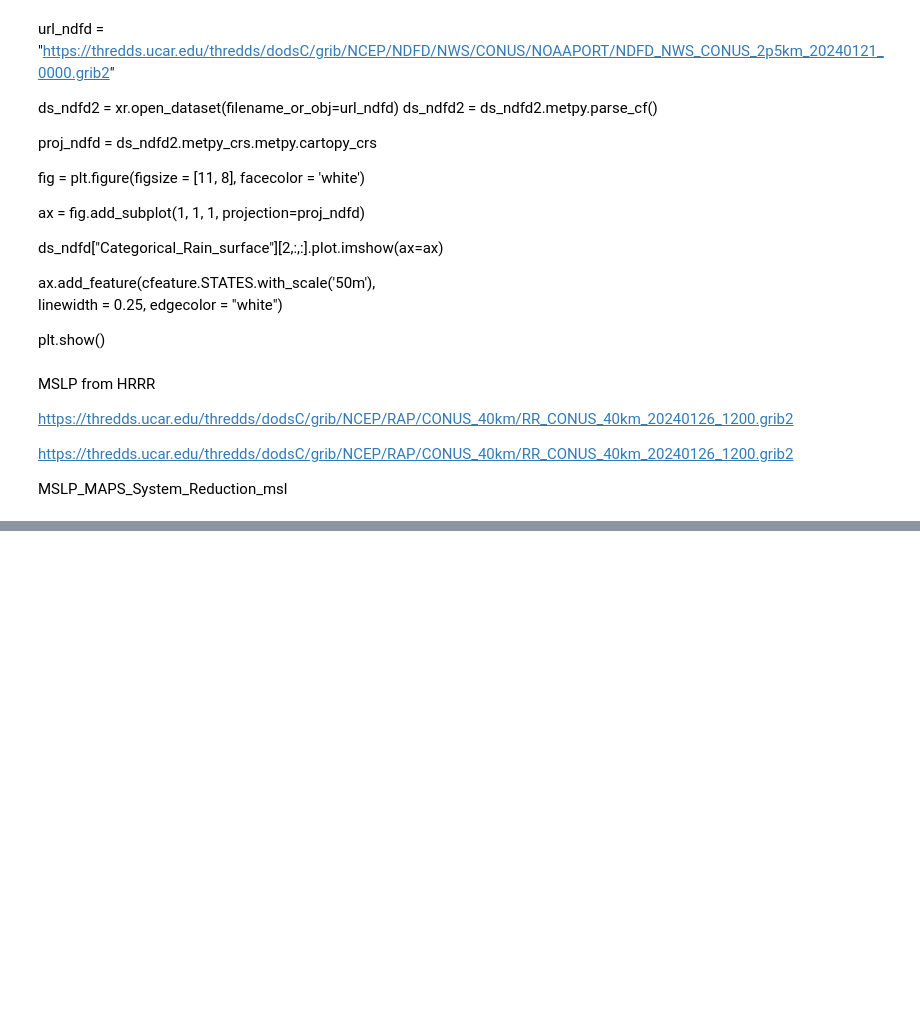
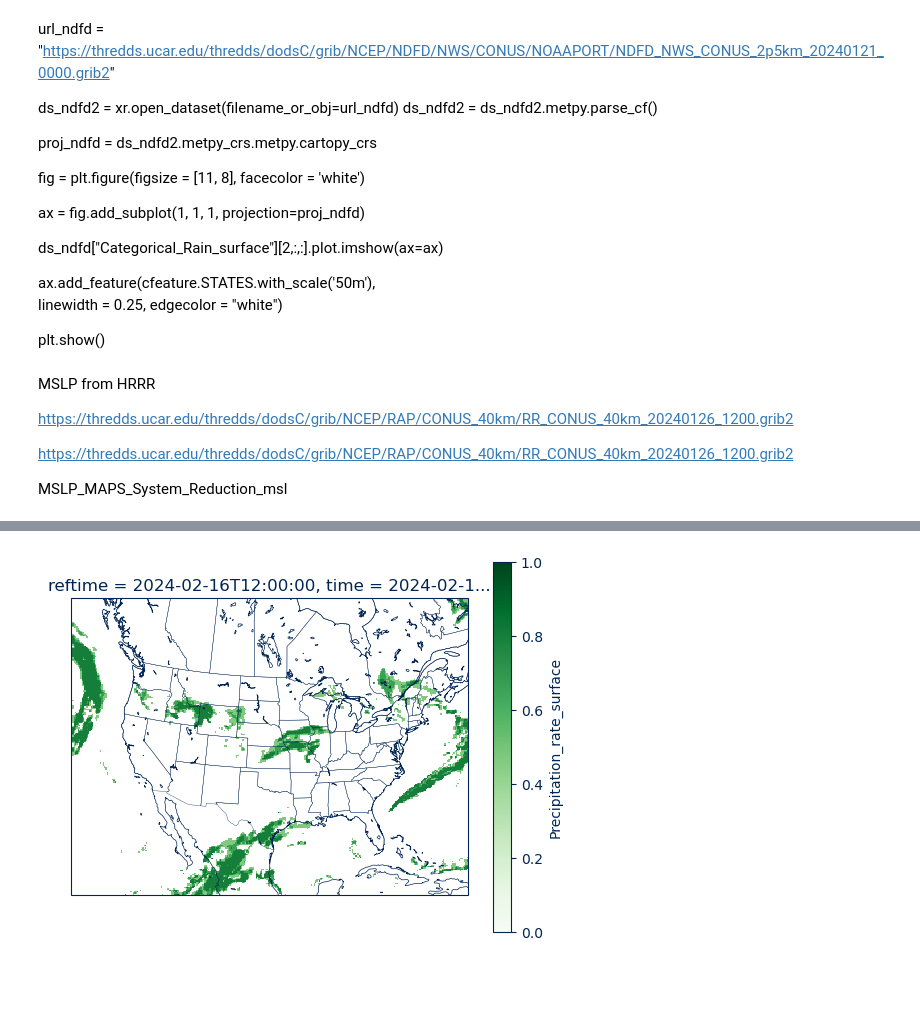
Before and after one commit to wjcapehart/SD_Mines_Map_Wall, a Jupyter notebook: Surface_Analysis_Rapid_Refresh.ipynb, the cells around one changed output, grey strips where cells are left out. Drawn from its saved outputs; the diff is of its cells as text; code cells hidden in the pictures; blank space fills up the shorter version.

```diff
--- a/Surface_Analysis_Rapid_Refresh.ipynb
+++ b/Surface_Analysis_Rapid_Refresh.ipynb
@@ -591,0 +896,27 @@ print("--- PREC Time ", water_equiv.coords)
+# %%
+fig = plt.figure()
+ax = fig.add_subplot(1, 1, 1, projection=hrrr_crs)
+ax.add_feature(cfeature.COASTLINE.with_scale('50m'),
+               linewidth = 0.5,
+               edgecolor = Mines_Blue)
+ax.add_feature(cfeature.STATES.with_scale('50m'),
+               linewidth = 0.25,
+               edgecolor = Mines_Blue)
+ax.add_feature(cfeature.LAKES.with_scale('50m'),
+               linewidth = 0.5,
+               facecolor = "none",
+               edgecolor = Mines_Blue)
+
+alpha = np.sqrt(water_equiv)
+alpha.values[alpha.values<0.5] = np.nan
+alpha.values[alpha.values>1] = 1
+alpha.values = alpha.values *.8
+alpha.plot.imshow(cmap='Greens', alpha=alpha, vmax=1, vmin=0)
+
+
+
+plt.show()
+# %% [output]
+[figure, added]
+# %% [markdown]
+#
```
Also changed, not shown: parts of 17 cells of this notebook, 1 other file.
